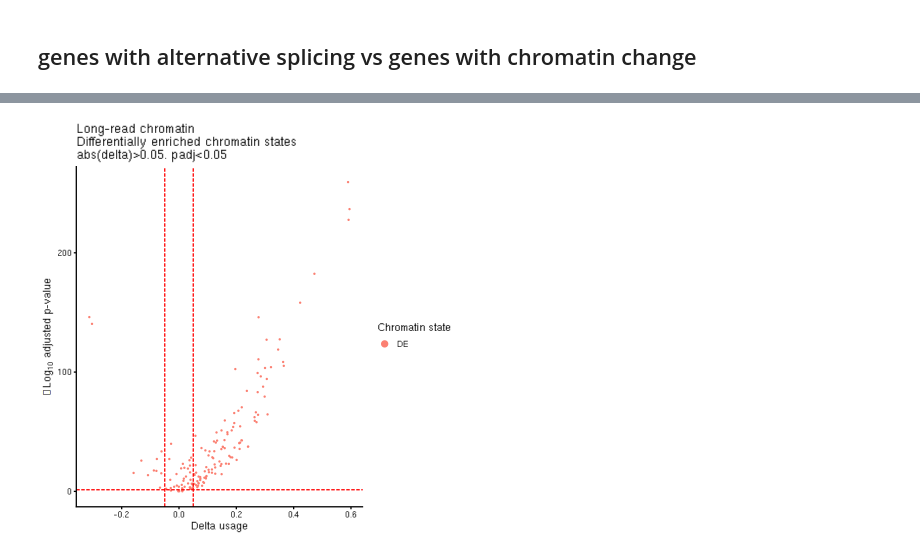
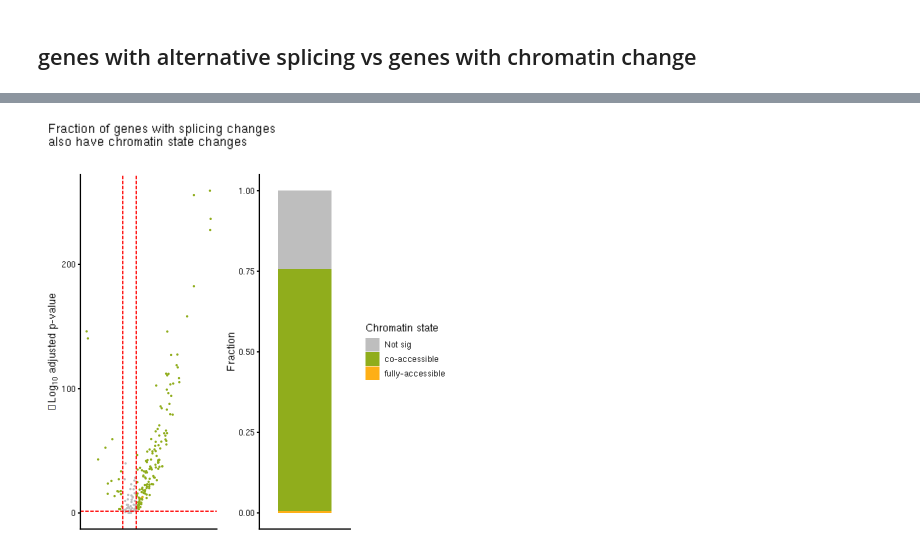
Before and after one commit to baigal628/saccer_lr_multiome_manuscript, a Jupyter notebook: src/13_mature_rna_splicing.ipynb, the cells around one changed output, grey strips where cells are left out. Saved outputs shown, nothing was run; the diff lists cells and outputs as text; code cells hidden in the pictures.

```diff
--- a/src/13_mature_rna_splicing.ipynb
+++ b/src/13_mature_rna_splicing.ipynb
@@ -293,0 +246,2 @@ Joining with `by = join_by(class)`
+# %%
+ds_genes_nascent<- read.table(file = "../data/13_nascent_rna_splicing_all_DE_isoforms_geneid.tsv", sep = "\t") %>% pull(V1)
@@ -293,0 +257,5 @@ Joining with `by = join_by(class)`
+# %%
+length(ds_genes)
+length(ds_genes_nascent)
+length(intersect(ds_genes, ds_genes_nascent))
+all_ds_genes<- c(ds_genes, ds_genes_nascent) %>% sort() %>% unique()
@@ -338,24 +315,56 @@ A data.frame: 6009 × 8
 # %%
+diff_nuc<- read.table(file = '../data/5_chromatin_diff_chrom_results.tsv', sep = '\t', header = T, row.names = 1) %>%
+    filter(gene_id %in% final_iso_tb$gene_id)
+
+df<- diff_nuc[!diff_nuc %>% arrange(gene_id, labels) %>% pull(gene_id) %>% duplicated(), ]
+
 df$splicing_change = "Not sig"
-df[df$gene_id %in% ds_genes, "splicing_change"] = "DE"
+df[df$gene_id %in% all_ds_genes, "splicing_change"] = "DE"
+
+mcolors <- polychrome()[c(7, 10, 8, 6, 15)]
+names(mcolors) <- c('fully-accessible', 'co-accessible', 'promoter-accessible', 'intragenic-accessible', 'fully-nucleosomal')
+mcolors_withsig = c(mcolors, "gray")
+names(mcolors_withsig)<- c(names(mcolors), "Not sig")
+
 
 mcol = c("#fb8072", "grey20")
 names(mcol) = c("DE", "Not sig")
 
 delta_cutoff = 0.05
-df %>%
+p1<- df %>%
     filter(splicing_change != "Not sig") %>%
     ggplot(aes(x = delta, y = -log10(pval_adj))) +
-    geom_point(aes(color = splicing_change), size = 0.2) +
+    geom_point(aes(color = type), size = 0.2) +
     labs(x = expression("Delta usage"),y = expression(-Log[10] * " adjusted p-value"),
-         title = "Long-read chromatin\nDifferentially enriched chromatin states\nabs(delta)>0.05. padj<0.05",
+         title ="",
          color = "Chromatin state") +
     geom_vline(xintercept = delta_cutoff, color = 'red', linetype = "longdash") +
     geom_vline(xintercept = -delta_cutoff, color = 'red', linetype = "longdash") +
     geom_hline(yintercept = -log10(0.05), color = 'red', linetype = "longdash") +
-    scale_color_manual(values = mcol) +
-    guides(color = guide_legend(override.aes = list(size = 3)))
+    scale_color_manual(values = mcolors_withsig) +
+    guides(color = guide_legend(override.aes = list(size = 3))) +
+    theme(legend.position = "none",
+          axis.title.x = element_blank(),
+          axis.text.x = element_blank(),
+          axis.ticks.x = element_blank())
 
-# ggsave("../figures/Figure1E_chrom_state_volcano.pdf",  width = 6, height = 3)
+p2<- df %>%
+    select(gene_id, type, class, splicing_change) %>%
+    mutate(type = factor(type, levels = rev(names(mcolors_withsig)))) %>%
+    filter(splicing_change == "DE") %>%
+    ggplot(aes(x = splicing_change, fill = type)) +
+    geom_bar(stat = "count", position = "fill", width = 0.7) +
+    labs(x = "Splicing Change", y = "Fraction", fill = "Chromatin state",
+        title = "") +
+    scale_fill_manual(values = mcolors_withsig) +
+    theme(axis.title.x = element_blank(),
+          axis.text.x = element_blank(),
+          axis.ticks.x = element_blank())
+
+p<- wrap_plots(c(p1, p2), ncol = 2, widths = c(0.6, 0.4)) +
+    plot_annotation("Fraction of genes with splicing changes\nalso have chromatin state changes")
+
+p
+ggsave('../figures/Supp_rna_splicing_fraction_of_AS_genes_chromatin_state.pdf', p, width = 6, height = 3.5)
 # %% [output]
-[figure, old version]
+[figure, new version]
```
Also changed, not shown: parts of 20 cells of this notebook, 11 other files.
